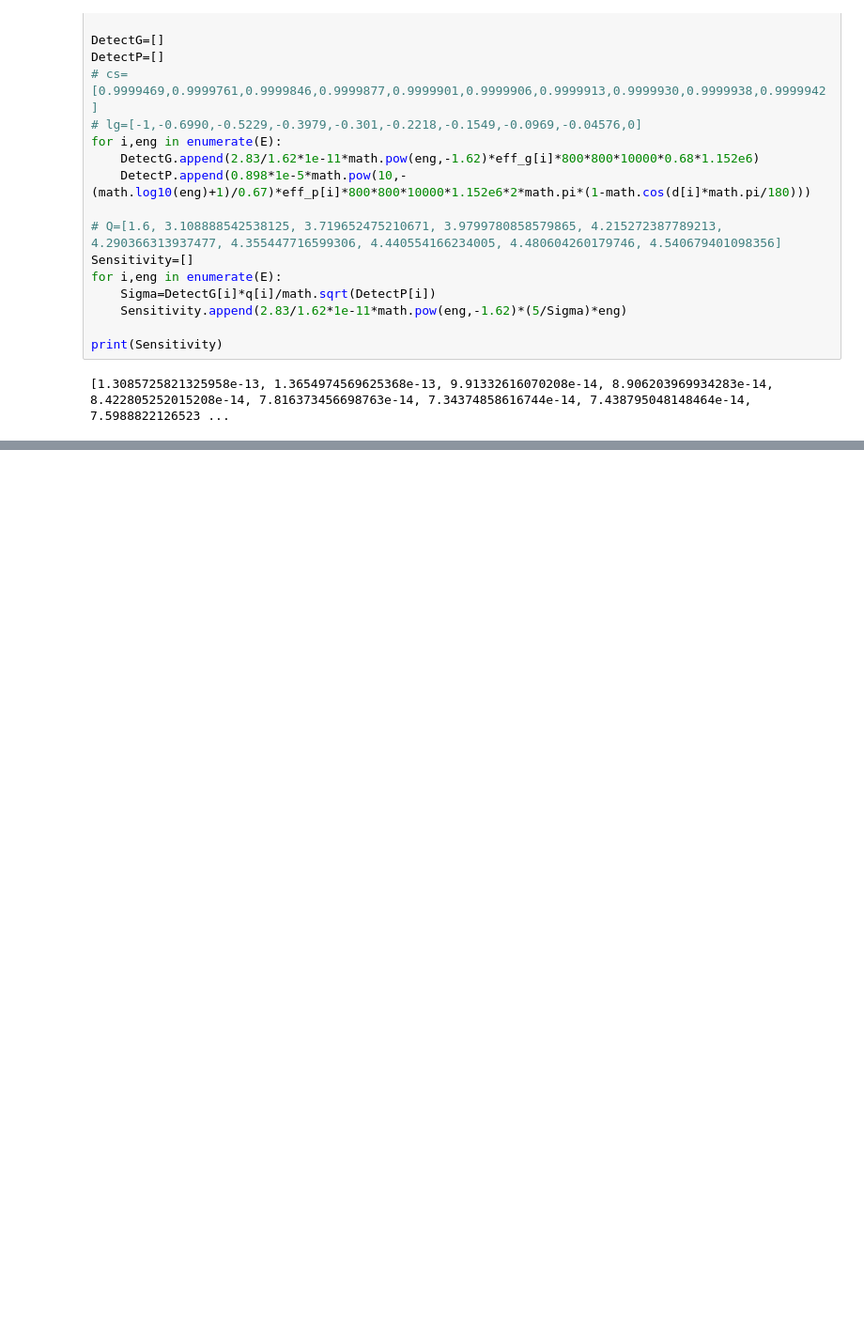
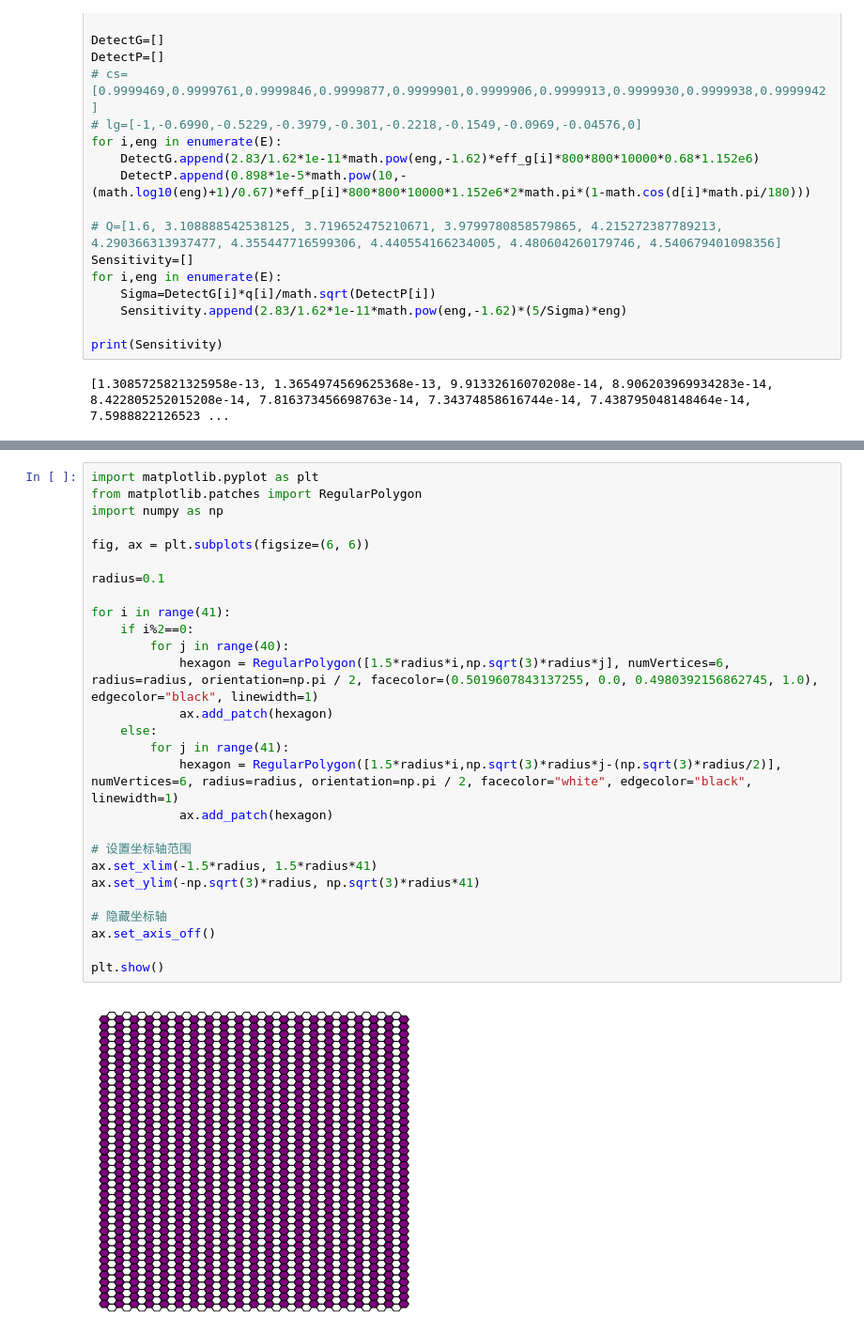
Before and after one commit to caihao/gpLearn, a Jupyter notebook: draw.ipynb, the cells around one changed output, grey strips where cells are left out. Shown: that part at 94% size. Cells and saved outputs as stored; diff of their text form; blank space fills up the shorter version.

```diff
--- a/draw.ipynb
+++ b/draw.ipynb
@@ -303,0 +345,29 @@ print(Sensitivity)
+# %%
+import matplotlib.pyplot as plt
+from matplotlib.patches import RegularPolygon
+import numpy as np
+
+fig, ax = plt.subplots(figsize=(6, 6))
+
+radius=0.1
+
+for i in range(41):
+    if i%2==0:
+        for j in range(40):
+            hexagon = RegularPolygon([1.5*radius*i,np.sqrt(3)*radius*j], numVertices=6, radius=radius, orientation=np.pi / 2, facecolor=(0.5019607843137255, 0.0, 0.4980392156862745, 1.0), edgecolor="black", linewidth=1)
+            ax.add_patch(hexagon)
+    else:
+        for j in range(41):
+            hexagon = RegularPolygon([1.5*radius*i,np.sqrt(3)*radius*j-(np.sqrt(3)*radius/2)], numVertices=6, radius=radius, orientation=np.pi / 2, facecolor="white", edgecolor="black", linewidth=1)
+            ax.add_patch(hexagon)
+
+# 设置坐标轴范围
+ax.set_xlim(-1.5*radius, 1.5*radius*41)
+ax.set_ylim(-np.sqrt(3)*radius, np.sqrt(3)*radius*41)
+
+# 隐藏坐标轴
+ax.set_axis_off()
+
+plt.show()
+# %% [output]
+[figure, added]
```
Also changed, not shown: parts of 13 cells of this notebook, 12 other files.
